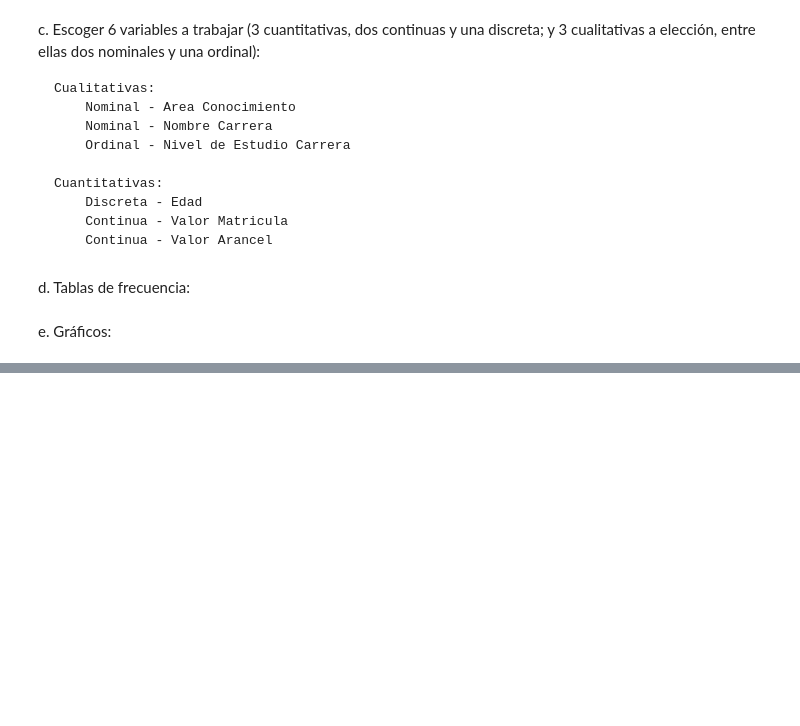
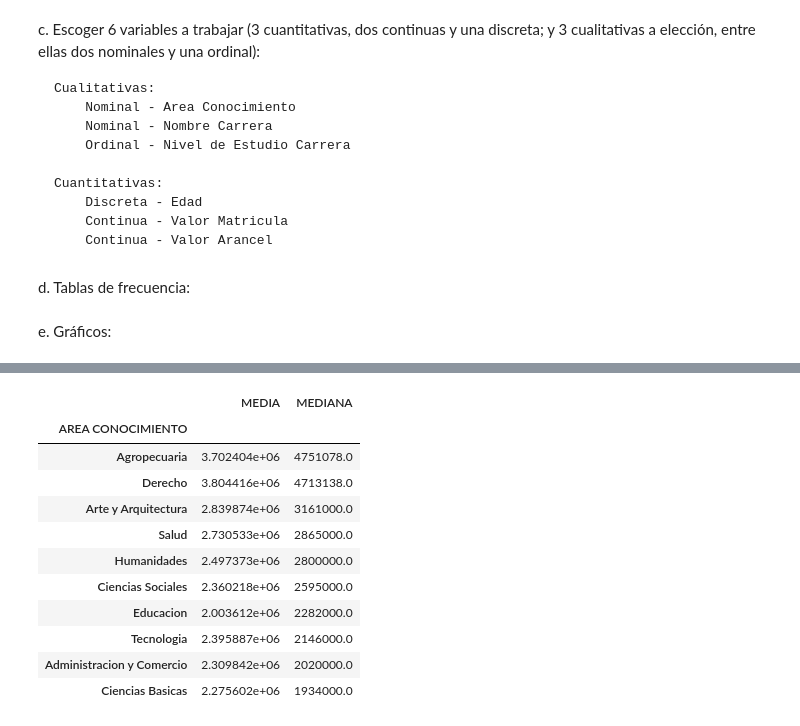
Before and after one commit to sm0k-dev/Pandas-Duoc, a Jupyter notebook: semestral/semestral.ipynb, the cells around one changed output, grey strips where cells are left out. Saved outputs shown, nothing was run; the diff lists cells and outputs as text; code cells hidden in the pictures; blank space fills up the shorter version.

```diff
--- a/semestral/semestral.ipynb
+++ b/semestral/semestral.ipynb
@@ -151,0 +638,20 @@ g. Percentiles (solo cuantitativa)
+# %%
+arancel_area = df_semestral_bd.groupby('AREA CONOCIMIENTO')['VALOR ARANCEL (PESOS)'].agg(
+    MEDIA='mean',
+    MEDIANA='median'
+).sort_values('MEDIANA', ascending=False)
+
+display(arancel_area)
+# %% [output]
+|  | MEDIA | MEDIANA |
+| AREA CONOCIMIENTO |  |  |
+| Agropecuaria | 3.702404e+06 | 4751078.0 |
+| Derecho | 3.804416e+06 | 4713138.0 |
+| Arte y Arquitectura | 2.839874e+06 | 3161000.0 |
+| Salud | 2.730533e+06 | 2865000.0 |
+| Humanidades | 2.497373e+06 | 2800000.0 |
+| Ciencias Sociales | 2.360218e+06 | 2595000.0 |
+| Educacion | 2.003612e+06 | 2282000.0 |
+| Tecnologia | 2.395887e+06 | 2146000.0 |
+| Administracion y Comercio | 2.309842e+06 | 2020000.0 |
+| Ciencias Basicas | 2.275602e+06 | 1934000.0 |
```
Also changed, not shown: parts of 19 cells of this notebook.
